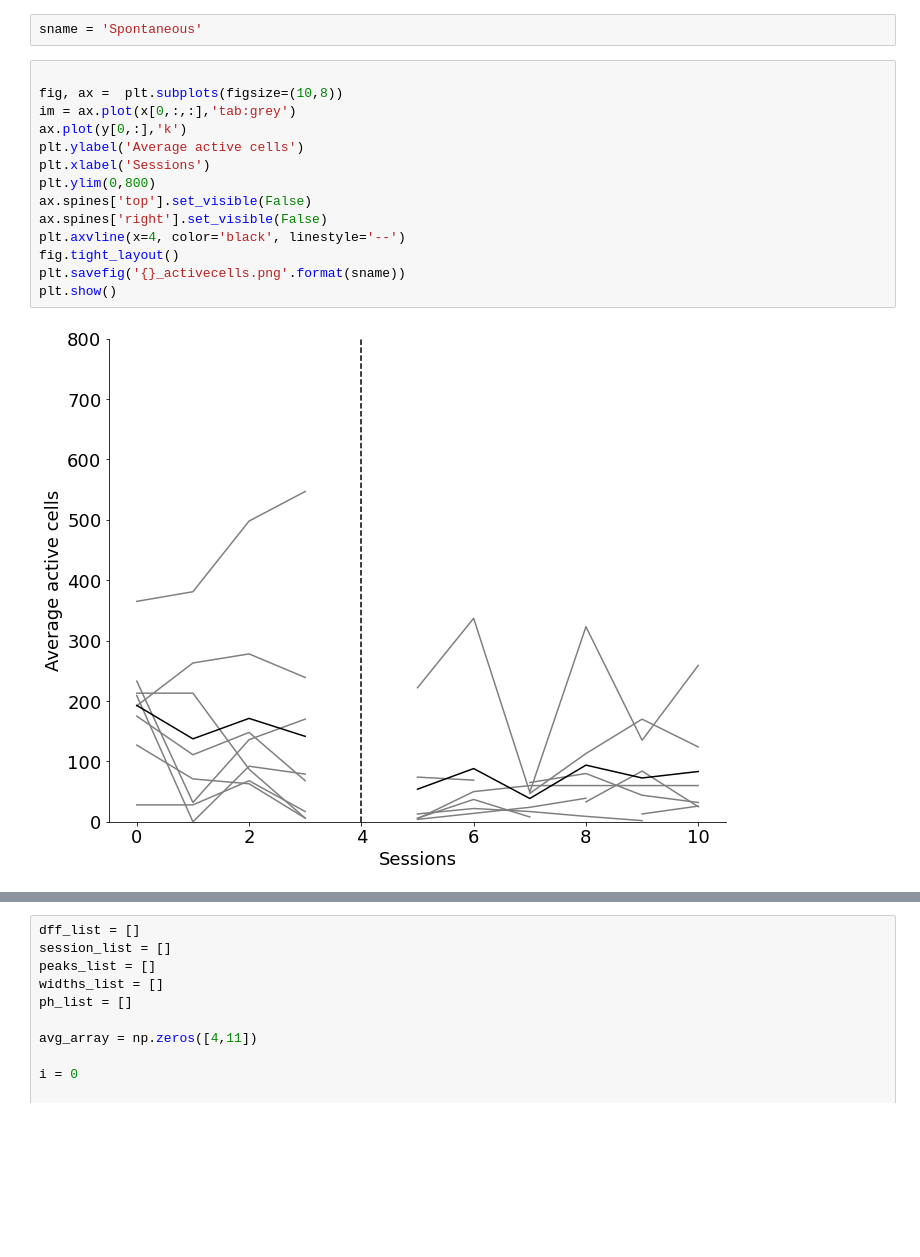
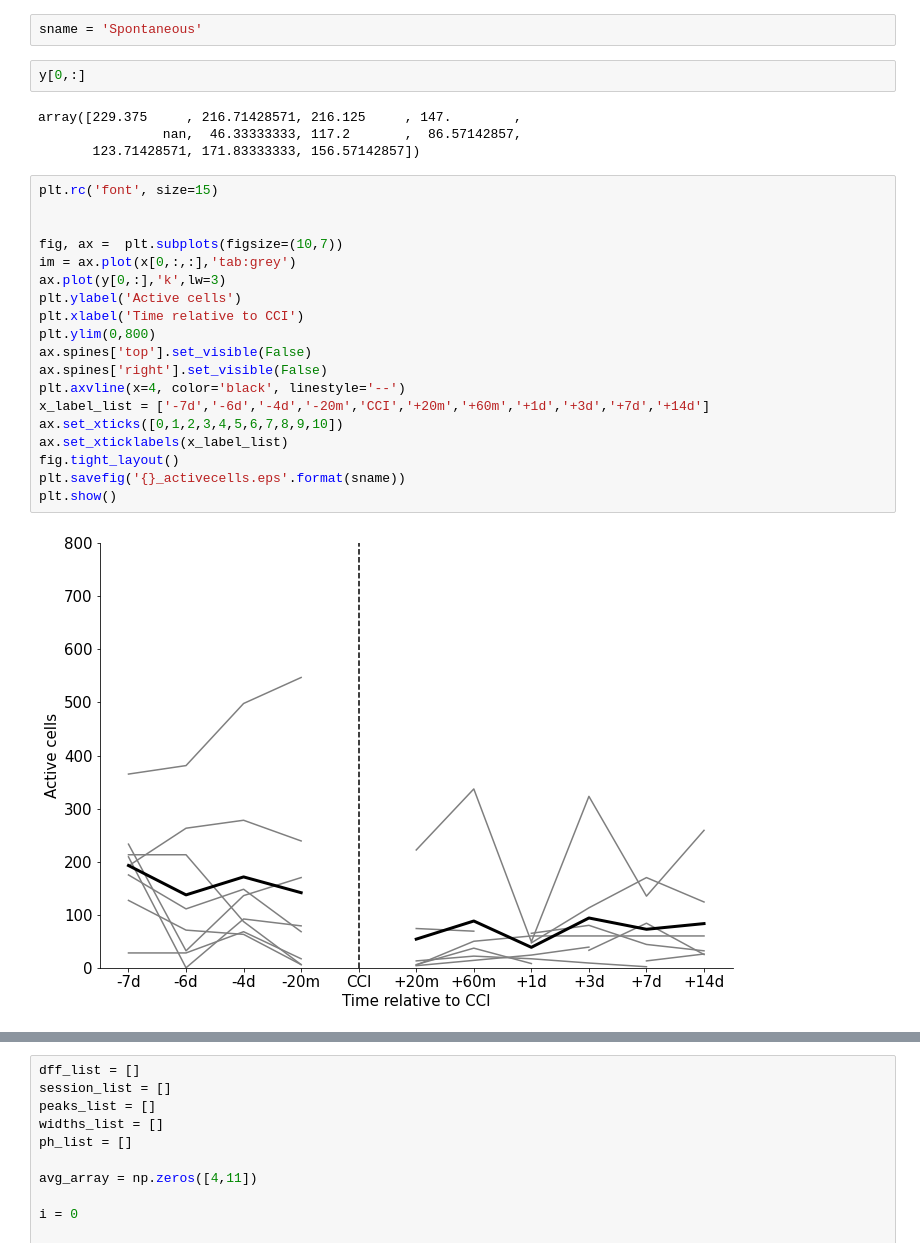
Before and after one commit to margolislab/Bibineyshvili_2024, a Jupyter notebook: 2P_TBI_mat.ipynb, the cells around one changed output, grey strips where cells are left out. Cells and saved outputs as stored; diff of their text form; blank space fills up the shorter version.

Commit message:
New labels

```diff
--- a/2P_TBI_mat.ipynb
+++ b/2P_TBI_mat.ipynb
@@ -158,20 +160,31 @@ print(y)
 sname = 'Evoked'
 # %%
 sname = 'Spontaneous'
+# %%
+y[0,:]
+# %% [output]
+array([229.375     , 216.71428571, 216.125     , 147.        ,
+                nan,  46.33333333, 117.2       ,  86.57142857,
+       123.71428571, 171.83333333, 156.57142857])
 # %%
+plt.rc('font', size=15)
 
-fig, ax =  plt.subplots(figsize=(10,8))
+
+fig, ax =  plt.subplots(figsize=(10,7))
 im = ax.plot(x[0,:,:],'tab:grey')
-ax.plot(y[0,:],'k')
-plt.ylabel('Average active cells')
-plt.xlabel('Sessions')
+ax.plot(y[0,:],'k',lw=3)
+plt.ylabel('Active cells')
+plt.xlabel('Time relative to CCI')
 plt.ylim(0,800)
 ax.spines['top'].set_visible(False)
 ax.spines['right'].set_visible(False)
 plt.axvline(x=4, color='black', linestyle='--')
+x_label_list = ['-7d','-6d','-4d','-20m','CCI','+20m','+60m','+1d','+3d','+7d','+14d']
+ax.set_xticks([0,1,2,3,4,5,6,7,8,9,10])
+ax.set_xticklabels(x_label_list)
 fig.tight_layout()
-plt.savefig('{}_activecells.png'.format(sname))
+plt.savefig('{}_activecells.eps'.format(sname))
 plt.show()
 # %% [output]
-[figure, old version]
+[figure, new version]
 # %%
```
Also changed, not shown: parts of 6 cells of this notebook, 16 other files.
